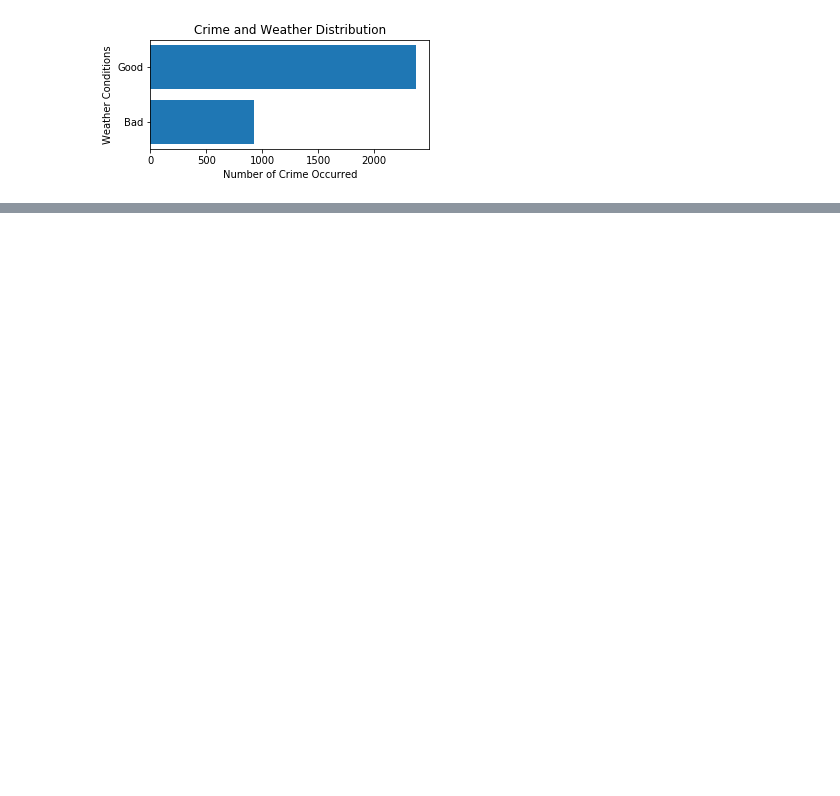
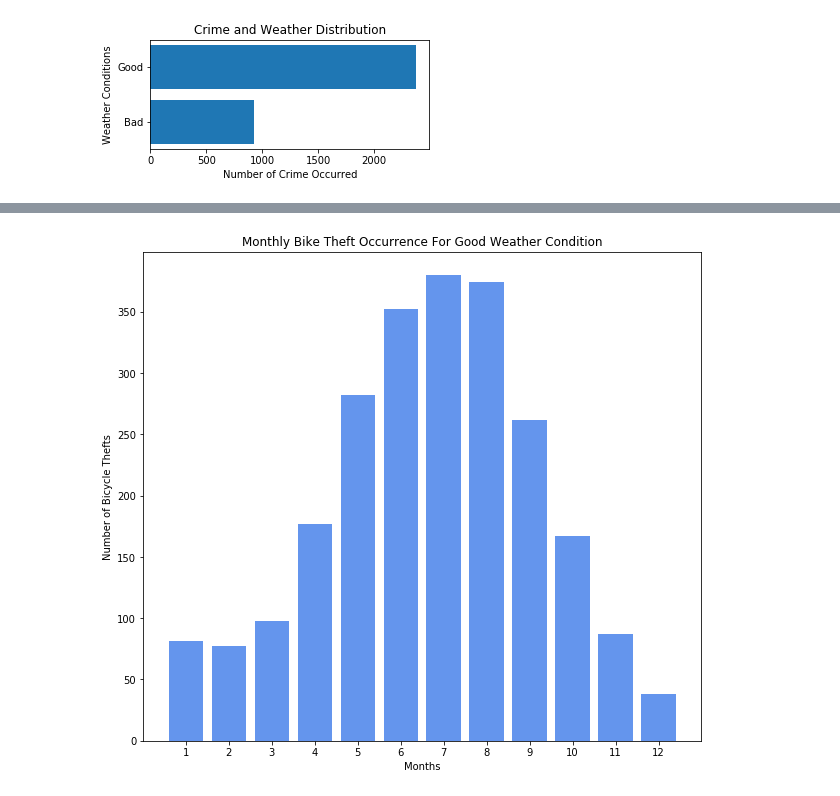
Before and after one commit to WanatabeShin/cmpt-353-final-project, a Jupyter notebook: weather/weatherAnalysis.ipynb, the cells around one changed output, grey strips where cells are left out. Saved outputs shown, nothing was run; the diff lists cells and outputs as text; code cells hidden in the pictures; blank space fills up the shorter version.

```diff
--- a/weather/weatherAnalysis.ipynb
+++ b/weather/weatherAnalysis.ipynb
@@ -116,0 +121,3 @@ plt.savefig("Crime and Weather Distribution2.png",dpi=300, bbox_inches = "tight"
+# %%
+crimeGoodWeather = crimeDataWithWeather[crimeDataWithWeather["WEATHERCOND"] == "Good"]
+crimeGoodWeather.head(5)
@@ -116,0 +131,3 @@ plt.savefig("Crime and Weather Distribution2.png",dpi=300, bbox_inches = "tight"
+# %%
+crimeGoodWeatherMonth = crimeGoodWeather.groupby("MONTH").size().reset_index(name='COUNT')
+crimeGoodWeatherMonth.head()
@@ -116,0 +152,10 @@ plt.savefig("Crime and Weather Distribution2.png",dpi=300, bbox_inches = "tight"
+# %%
+plt.figure(figsize=(10, 9))
+plt.title("Monthly Bike Theft Occurrence For Good Weather Condition")
+plt.xlabel("Months")
+plt.ylabel("Number of Bicycle Thefts")
+plt.xticks(crimeGoodWeatherMonth['MONTH'])
+plt.bar(crimeGoodWeatherMonth['MONTH'], crimeGoodWeatherMonth['COUNT'], color='cornflowerblue')
+plt.savefig("Good Weather.png")
+# %% [output]
+[figure, added]
```
Also changed, not shown: parts of 18 cells of this notebook, 2 other files.
